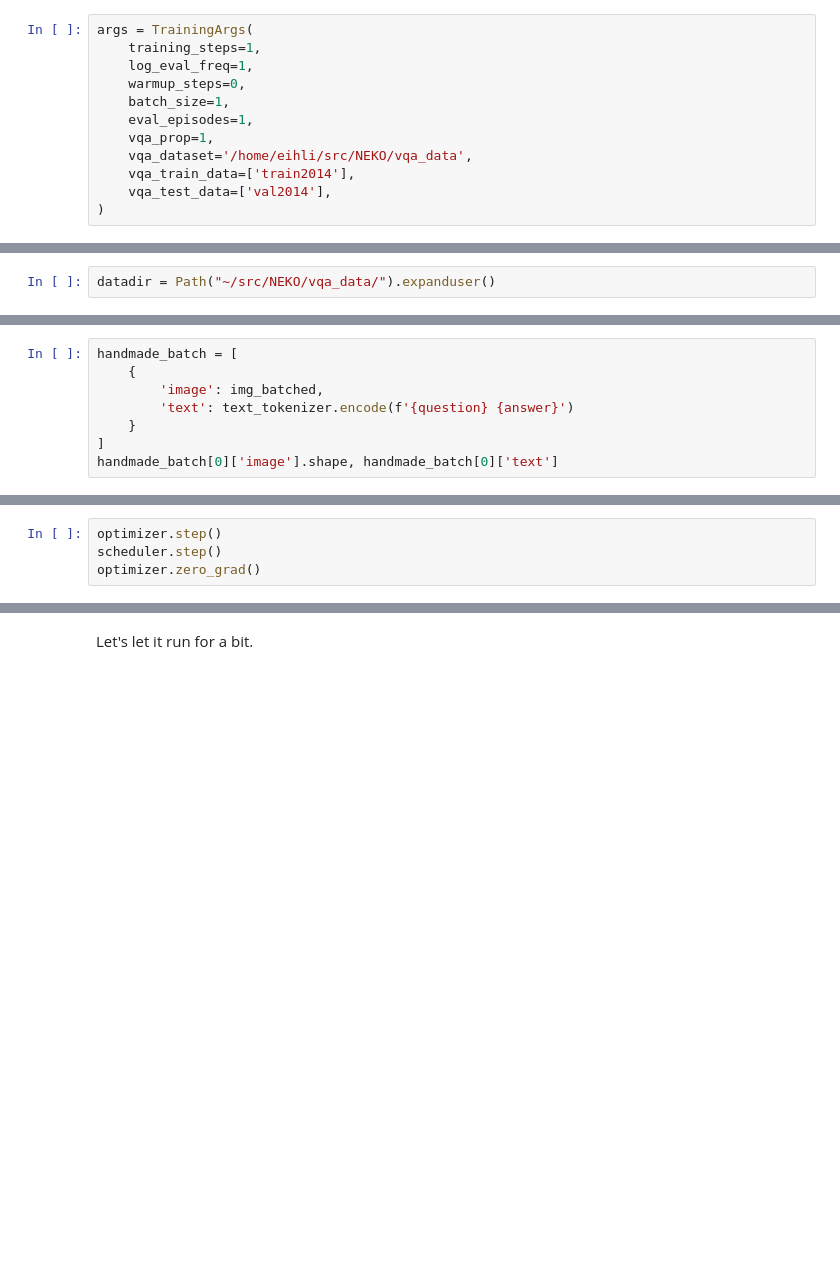
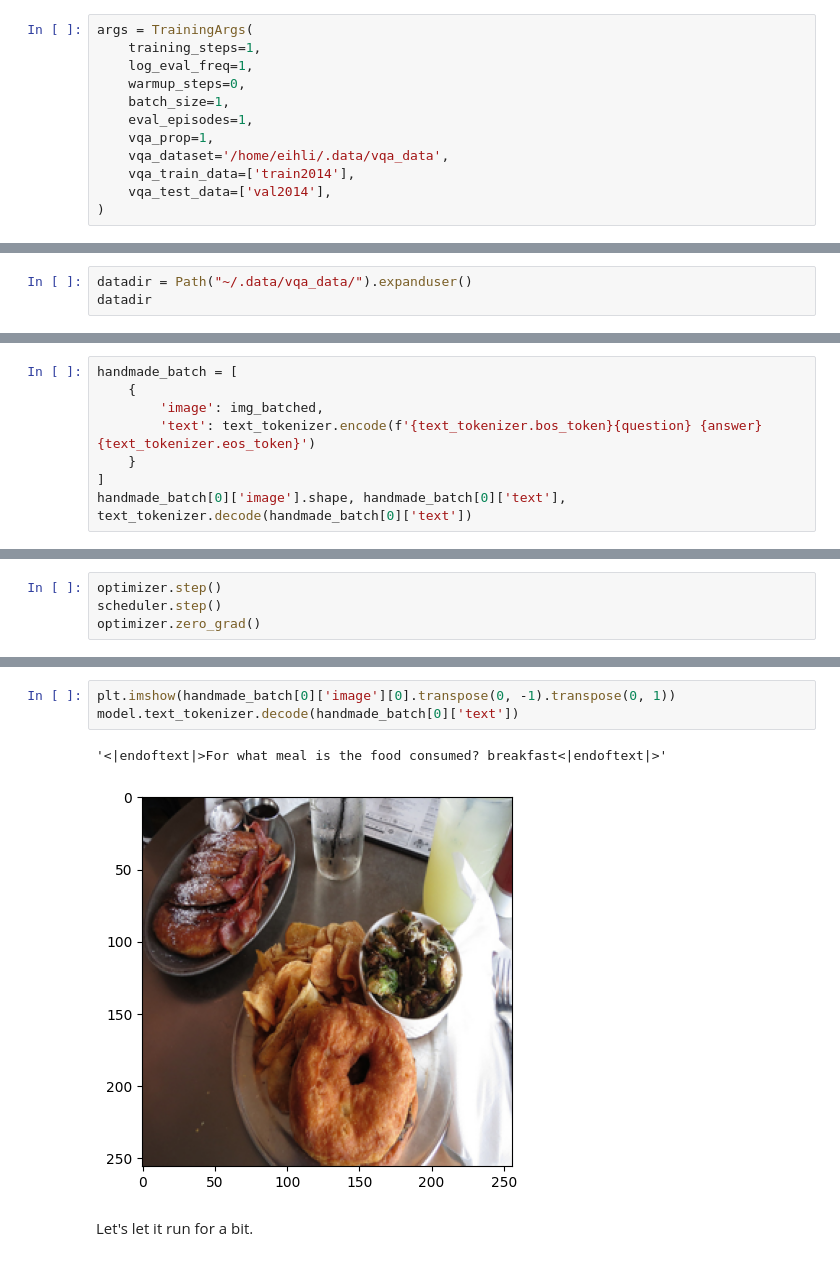
Before and after one commit to ManifoldRG/NEKO, a Jupyter notebook: dev_notebooks/vqa_playground.ipynb, the cells around one changed output, grey strips where cells are left out. Saved outputs shown, nothing was run; the diff lists cells and outputs as text; blank space fills up the shorter version.

```diff
--- a/dev_notebooks/vqa_playground.ipynb
+++ b/dev_notebooks/vqa_playground.ipynb
@@ -50,7 +51,7 @@ args = TrainingArgs(
     batch_size=1,
     eval_episodes=1,
     vqa_prop=1,
-    vqa_dataset='/home/eihli/src/NEKO/vqa_data',
+    vqa_dataset='/home/eihli/.data/vqa_data',
     vqa_train_data=['train2014'],
     vqa_test_data=['val2014'],
 )
@@ -115,4 +116,5 @@ Trainable Parameters: 138.627459M
 tokenizer_model='gpt2'
 text_tokenizer = AutoTokenizer.from_pretrained(tokenizer_model)
 # %%
-datadir = Path("~/src/NEKO/vqa_data/").expanduser()
+datadir = Path("~/.data/vqa_data/").expanduser()
+datadir
@@ -214,9 +218,9 @@ https://github.com/eihli/NEKO/blob/master/gato/tasks/vqa_task.py#L103
 handmade_batch = [
     {
         'image': img_batched,
-        'text': text_tokenizer.encode(f'{question} {answer}')
+        'text': text_tokenizer.encode(f'{text_tokenizer.bos_token}{question} {answer}{text_tokenizer.eos_token}')
     }
 ]
-handmade_batch[0]['image'].shape, handmade_batch[0]['text']
+handmade_batch[0]['image'].shape, handmade_batch[0]['text'], text_tokenizer.decode(handmade_batch[0]['text'])
 # %% [output]
 (torch.Size([1, 3, 256, 256]),
@@ -281,3 +333,9 @@ tensor(10.9410, grad_fn=<NllLossBackward0>)
+# %%
+plt.imshow(handmade_batch[0]['image'][0].transpose(0, -1).transpose(0, 1))
+model.text_tokenizer.decode(handmade_batch[0]['text'])
+# %% [output]
+'<|endoftext|>For what meal is the food consumed? breakfast<|endoftext|>'
+[figure, added]
 # %% [markdown]
 Let's let it run for a bit.
 # %%
```
Also changed, not shown: parts of 28 cells of this notebook, 1 other file.
